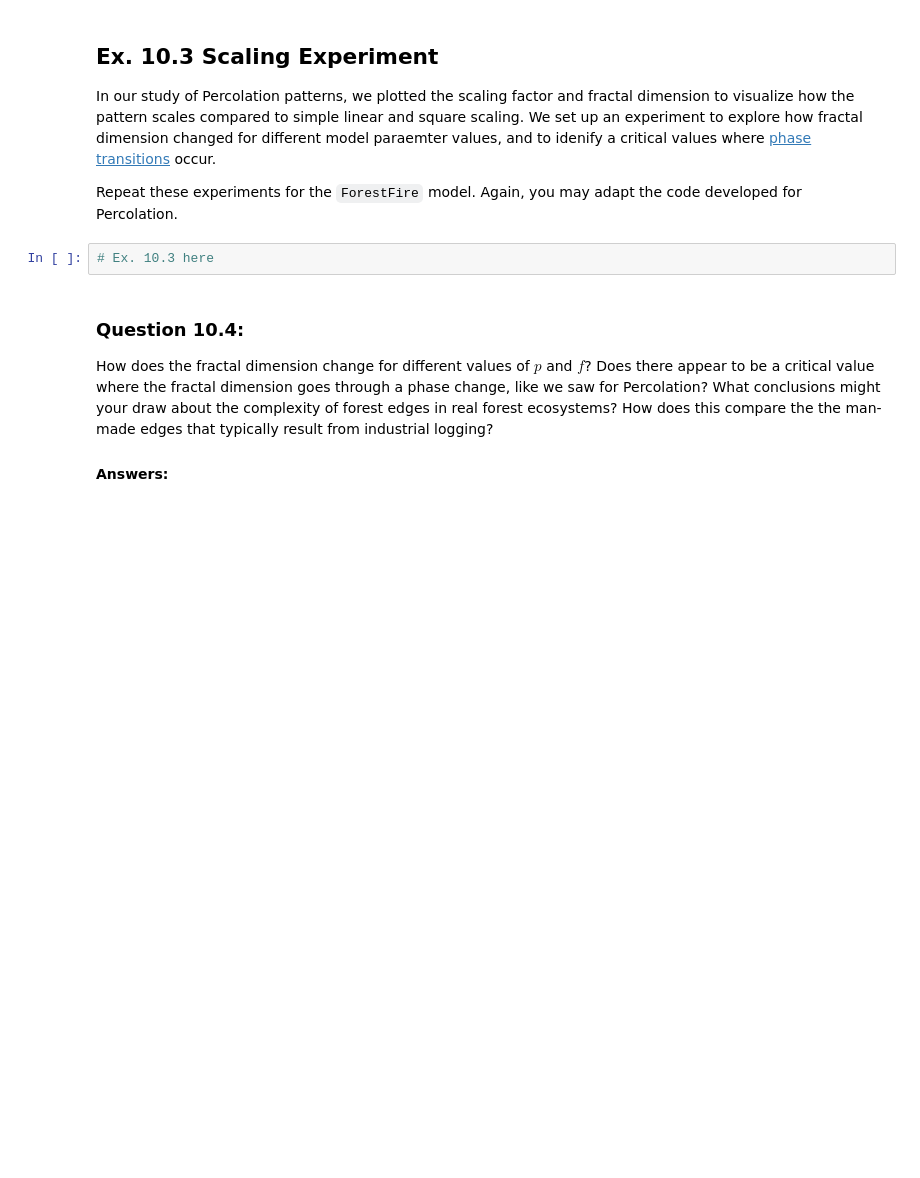
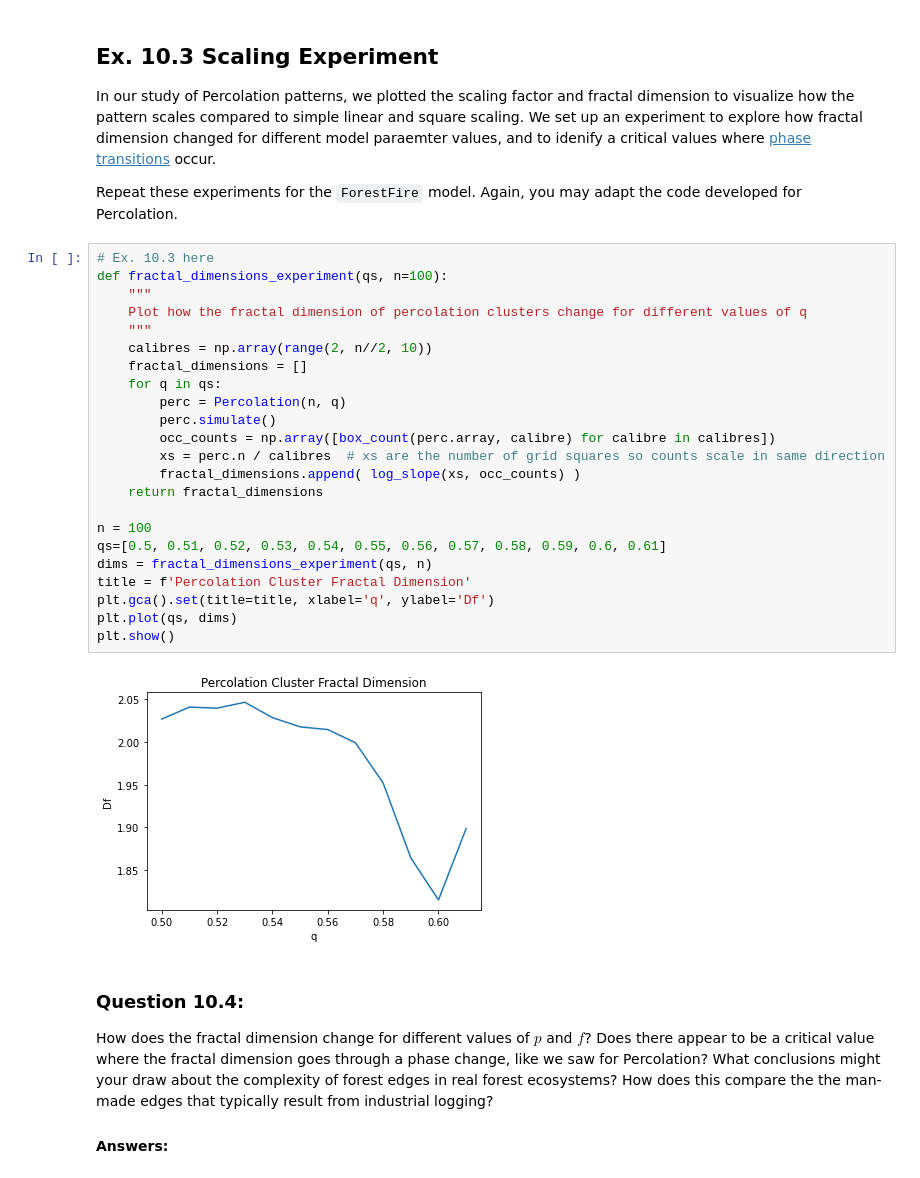
Before and after one commit to WilliamQin65/cap-comp215, a Jupyter notebook: labs/lab10.ipynb, the cells around one changed output. Saved outputs shown, nothing was run; the diff lists cells and outputs as text; blank space fills up the shorter version.

```diff
--- a/labs/lab10.ipynb
+++ b/labs/lab10.ipynb
@@ -670,8 +706,31 @@ def log_slope(xs, ys):
 In our study of Percolation patterns, we plotted the scaling factor and fractal dimension to visualize how the pattern scales compared to simple linear and square scaling.  We set up an experiment to explore how fractal dimension changed for different model paraemter values, and to idenify a critical values where [phase transitions](https://en.wikipedia.org/wiki/Phase_transition) occur.
 
 Repeat these experiments for the `ForestFire` model.  Again, you may adapt the code developed for Percolation.
-# %%
-# Ex. 10.3 here
+# %%
+# Ex. 10.3 here
+def fractal_dimensions_experiment(qs, n=100):
+    """
+    Plot how the fractal dimension of percolation clusters change for different values of q
+    """
+    calibres = np.array(range(2, n//2, 10))
+    fractal_dimensions = []
+    for q in qs:
+        perc = Percolation(n, q)
+        perc.simulate()
+        occ_counts = np.array([box_count(perc.array, calibre) for calibre in calibres])
+        xs = perc.n / calibres  # xs are the number of grid squares so counts scale in same direction
+        fractal_dimensions.append( log_slope(xs, occ_counts) )
+    return fractal_dimensions
+
+n = 100
+qs=[0.5, 0.51, 0.52, 0.53, 0.54, 0.55, 0.56, 0.57, 0.58, 0.59, 0.6, 0.61]
+dims = fractal_dimensions_experiment(qs, n)
+title = f'Percolation Cluster Fractal Dimension'
+plt.gca().set(title=title, xlabel='q', ylabel='Df')
+plt.plot(qs, dims)
+plt.show()
+# %% [output]
+[figure, added]
 # %% [markdown]
 ### Question 10.4:
 How does the fractal dimension change for different values of $p$ and $f$?
```
Also changed, not shown: parts of 4 cells of this notebook.
